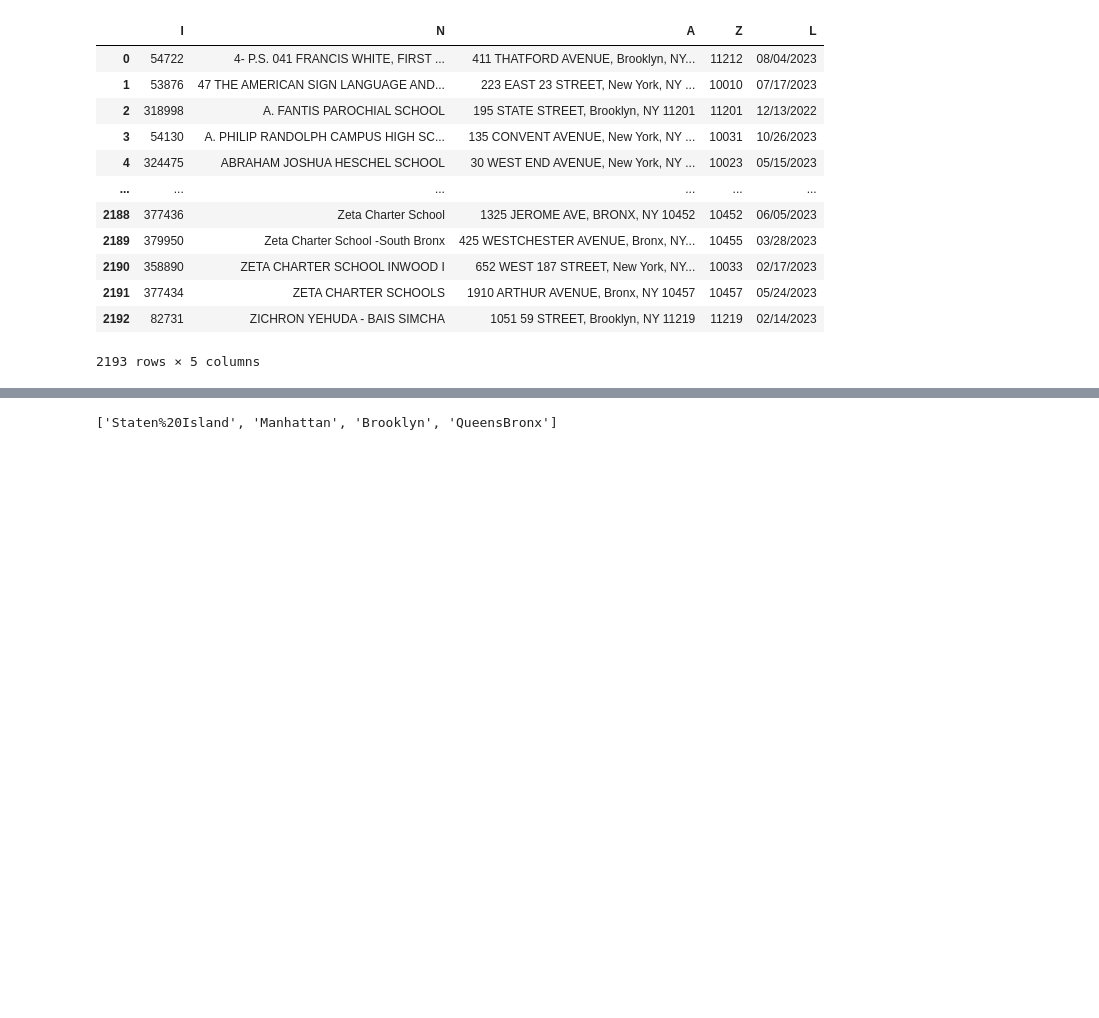
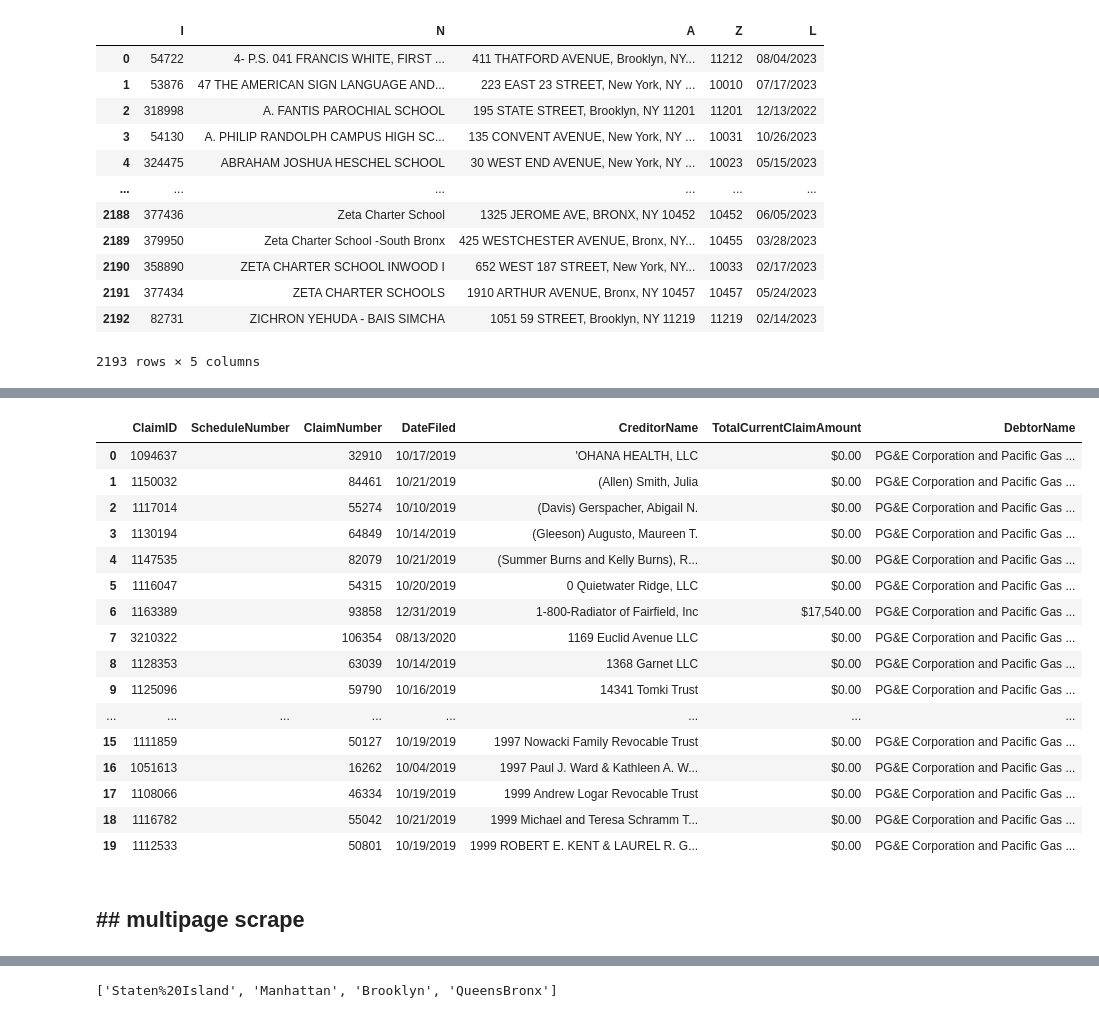
Before and after one commit to sandeepmj/2023-advanced-scraping, a Jupyter notebook: wk-2-javascript-scrapes-DEMO.ipynb, the cells around one changed output, grey strips where cells are left out. Drawn from its saved outputs; the diff is of its cells as text; code cells hidden in the pictures; blank space fills up the shorter version.

```diff
--- a/wk-2-javascript-scrapes-DEMO.ipynb
+++ b/wk-2-javascript-scrapes-DEMO.ipynb
@@ -170,0 +220,7 @@ response.json()
+# %%
+### function to strip all the html using beautifulsoup
+
+def strip_html(target,html):
+    target = str(target)
+    soup = BeautifulSoup(target, "html.parser")
+    return (soup.find("span", class_="tablesaw-cell-content").get_text())
@@ -170,0 +237,25 @@ response.json()
+# %%
+for col in target_cols:
+    df[col] = df[col].apply(lambda x: strip_html(x))
+# %%
+df
+# %% [output]
+|  | ClaimID | ScheduleNumber | ClaimNumber | DateFiled | CreditorName | TotalCurrentClaimAmount | DebtorName |
+| 0 | 1094637 |  | 32910 | 10/17/2019 | 'OHANA HEALTH, LLC | $0.00 | PG&E Corporation and Pacific Gas ... |
+| 1 | 1150032 |  | 84461 | 10/21/2019 | (Allen) Smith, Julia | $0.00 | PG&E Corporation and Pacific Gas ... |
+| 2 | 1117014 |  | 55274 | 10/10/2019 | (Davis) Gerspacher, Abigail N. | $0.00 | PG&E Corporation and Pacific Gas ... |
+| 3 | 1130194 |  | 64849 | 10/14/2019 | (Gleeson) Augusto, Maureen T. | $0.00 | PG&E Corporation and Pacific Gas ... |
+| 4 | 1147535 |  | 82079 | 10/21/2019 | (Summer Burns and Kelly Burns), R... | $0.00 | PG&E Corporation and Pacific Gas ... |
+| 5 | 1116047 |  | 54315 | 10/20/2019 | 0 Quietwater Ridge, LLC | $0.00 | PG&E Corporation and Pacific Gas ... |
+| 6 | 1163389 |  | 93858 | 12/31/2019 | 1-800-Radiator of Fairfield, Inc | $17,540.00 | PG&E Corporation and Pacific Gas ... |
+| 7 | 3210322 |  | 106354 | 08/13/2020 | 1169 Euclid Avenue LLC | $0.00 | PG&E Corporation and Pacific Gas ... |
+| 8 | 1128353 |  | 63039 | 10/14/2019 | 1368 Garnet LLC | $0.00 | PG&E Corporation and Pacific Gas ... |
+| 9 | 1125096 |  | 59790 | 10/16/2019 | 14341 Tomki Trust | $0.00 | PG&E Corporation and Pacific Gas ... |
+| ... | ... | ... | ... | ... | ... | ... | ... |
+| 15 | 1111859 |  | 50127 | 10/19/2019 | 1997 Nowacki Family Revocable Trust | $0.00 | PG&E Corporation and Pacific Gas ... |
+| 16 | 1051613 |  | 16262 | 10/04/2019 | 1997 Paul J. Ward & Kathleen A. W... | $0.00 | PG&E Corporation and Pacific Gas ... |
+| 17 | 1108066 |  | 46334 | 10/19/2019 | 1999 Andrew Logar Revocable Trust | $0.00 | PG&E Corporation and Pacific Gas ... |
+| 18 | 1116782 |  | 55042 | 10/21/2019 | 1999 Michael and Teresa Schramm T... | $0.00 | PG&E Corporation and Pacific Gas ... |
+| 19 | 1112533 |  | 50801 | 10/19/2019 | 1999 ROBERT E. KENT & LAUREL R. G... | $0.00 | PG&E Corporation and Pacific Gas ... |
+# %% [markdown]
+## ## multipage scrape
```
Also changed, not shown: parts of 11 cells of this notebook, 2 other files.
